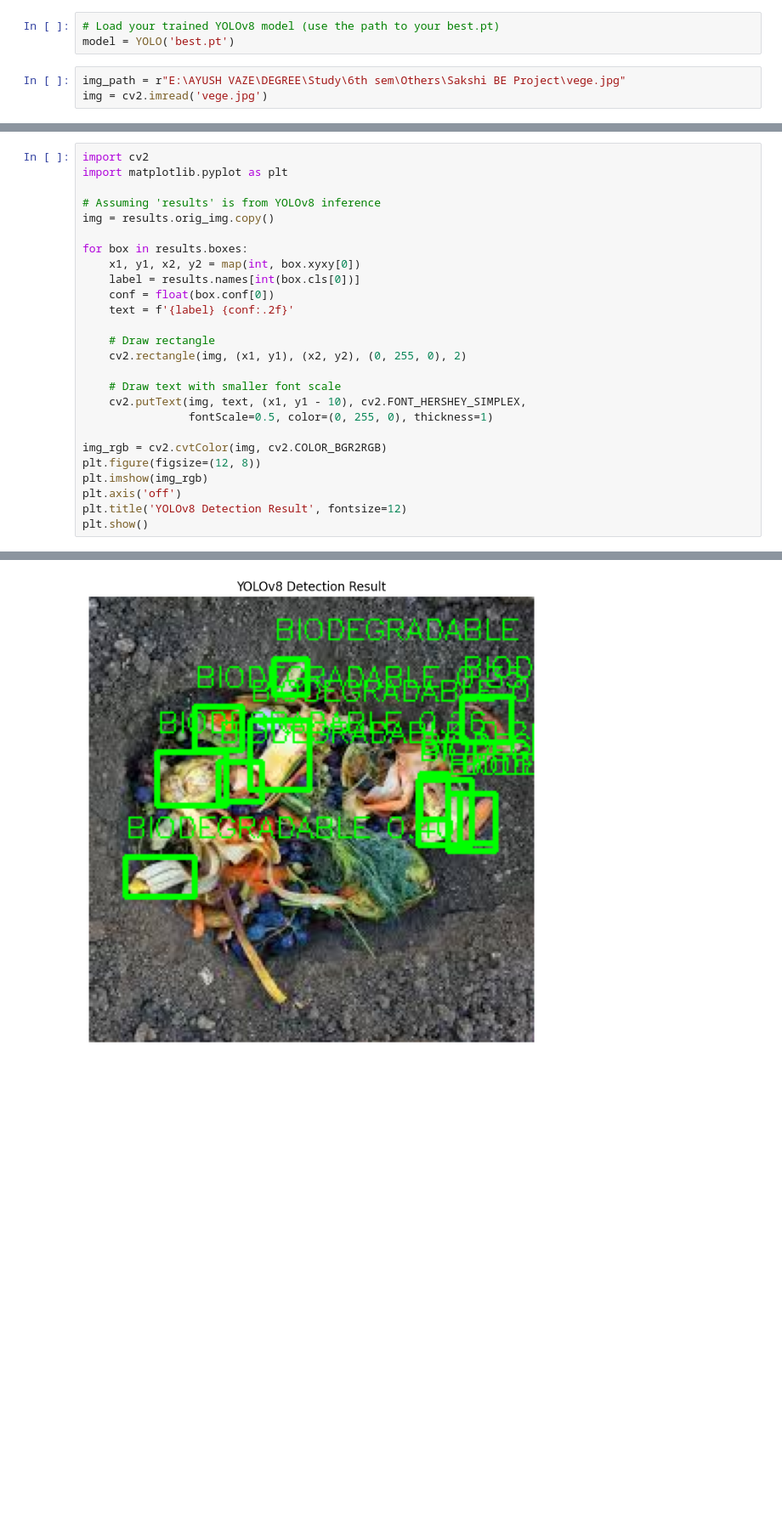
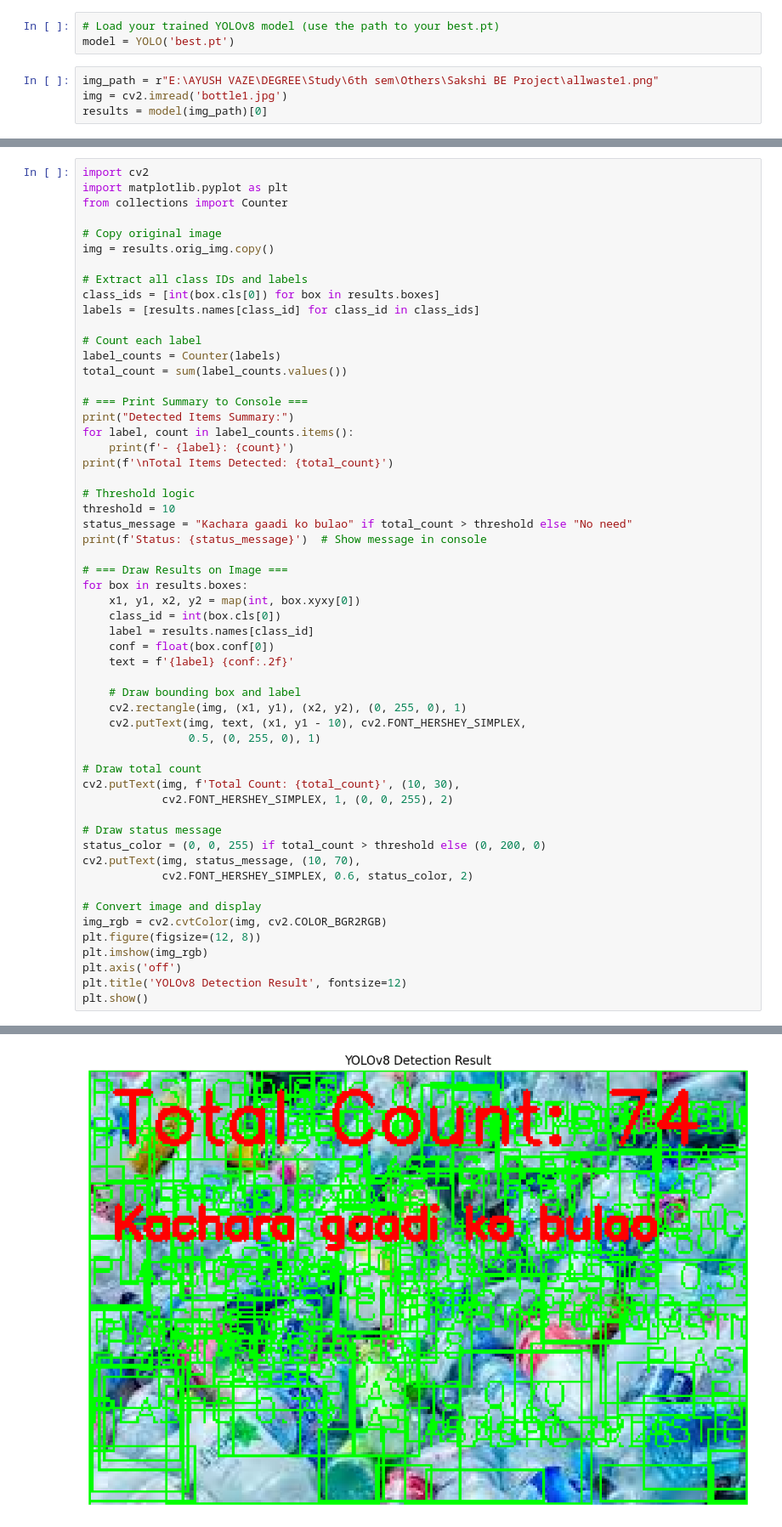
Before and after one commit to AyushVaZe67/Deep-Learning, a Jupyter notebook: Learning/CleanCity/CleanCity.ipynb, the cells around one changed output, grey strips where cells are left out. Shown at 85% size. Saved outputs shown, nothing was run; the diff lists cells and outputs as text; blank space fills up the shorter version.

```diff
--- a/Learning/CleanCity/CleanCity.ipynb
+++ b/Learning/CleanCity/CleanCity.ipynb
@@ -8,5 +8,6 @@ import matplotlib.pyplot as plt
 # Load your trained YOLOv8 model (use the path to your best.pt)
 model = YOLO('best.pt')
 # %%
-img_path = r"E:\AYUSH VAZE\DEGREE\Study\6th sem\Others\Sakshi BE Project\vege.jpg"
-img = cv2.imread('vege.jpg')
+img_path = r"E:\AYUSH VAZE\DEGREE\Study\6th sem\Others\Sakshi BE Project\allwaste1.png"
+img = cv2.imread('bottle1.jpg')
+results = model(img_path)[0]
@@ -23,23 +23,53 @@ Speed: 5.4ms preprocess, 8.9ms inference, 77.5ms postprocess per image at shape
 # %%
 import cv2
 import matplotlib.pyplot as plt
+from collections import Counter
 
-# Assuming 'results' is from YOLOv8 inference
+# Copy original image
 img = results.orig_img.copy()
 
+# Extract all class IDs and labels
+class_ids = [int(box.cls[0]) for box in results.boxes]
+labels = [results.names[class_id] for class_id in class_ids]
+
+# Count each label
+label_counts = Counter(labels)
+total_count = sum(label_counts.values())
+
+# === Print Summary to Console ===
+print("Detected Items Summary:")
+for label, count in label_counts.items():
+    print(f'- {label}: {count}')
+print(f'\nTotal Items Detected: {total_count}')
+
+# Threshold logic
+threshold = 10
+status_message = "Kachara gaadi ko bulao" if total_count > threshold else "No need"
+print(f'Status: {status_message}')  # Show message in console
+
+# === Draw Results on Image ===
 for box in results.boxes:
     x1, y1, x2, y2 = map(int, box.xyxy[0])
-    label = results.names[int(box.cls[0])]
+    class_id = int(box.cls[0])
+    label = results.names[class_id]
     conf = float(box.conf[0])
     text = f'{label} {conf:.2f}'
 
-    # Draw rectangle
-    cv2.rectangle(img, (x1, y1), (x2, y2), (0, 255, 0), 2)
+    # Draw bounding box and label
+    cv2.rectangle(img, (x1, y1), (x2, y2), (0, 255, 0), 1)
+    cv2.putText(img, text, (x1, y1 - 10), cv2.FONT_HERSHEY_SIMPLEX,
+                0.5, (0, 255, 0), 1)
 
-    # Draw text with smaller font scale
-    cv2.putText(img, text, (x1, y1 - 10), cv2.FONT_HERSHEY_SIMPLEX,
-                fontScale=0.5, color=(0, 255, 0), thickness=1)
+# Draw total count
+cv2.putText(img, f'Total Count: {total_count}', (10, 30),
+            cv2.FONT_HERSHEY_SIMPLEX, 1, (0, 0, 255), 2)
 
+# Draw status message
+status_color = (0, 0, 255) if total_count > threshold else (0, 200, 0)
+cv2.putText(img, status_message, (10, 70),
+            cv2.FONT_HERSHEY_SIMPLEX, 0.6, status_color, 2)
+
+# Convert image and display
 img_rgb = cv2.cvtColor(img, cv2.COLOR_BGR2RGB)
 plt.figure(figsize=(12, 8))
 plt.imshow(img_rgb)
@@ -50 +85 @@ plt.show()
-[figure, old version]
+[figure, new version]
```
Also changed, not shown: parts of 6 cells of this notebook, 17 other files.
